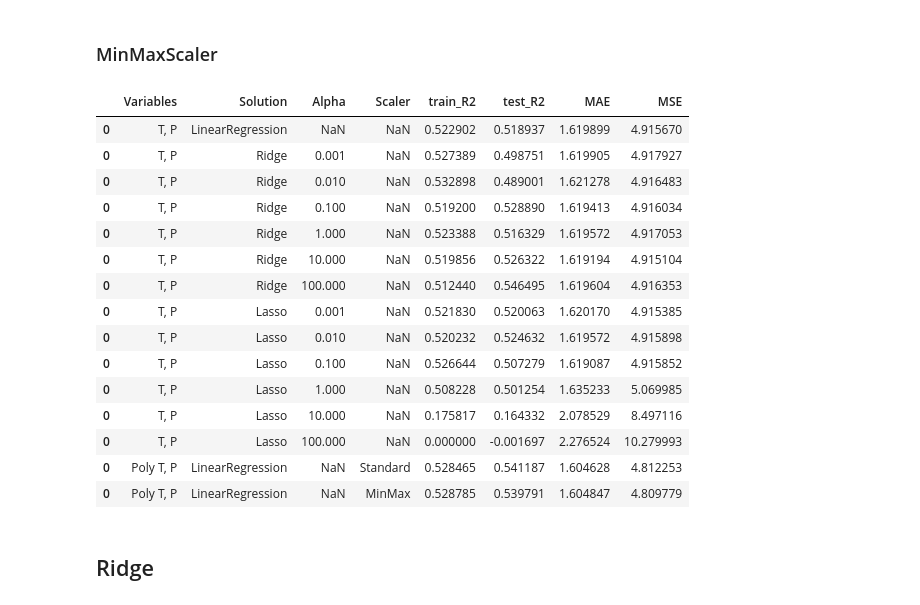
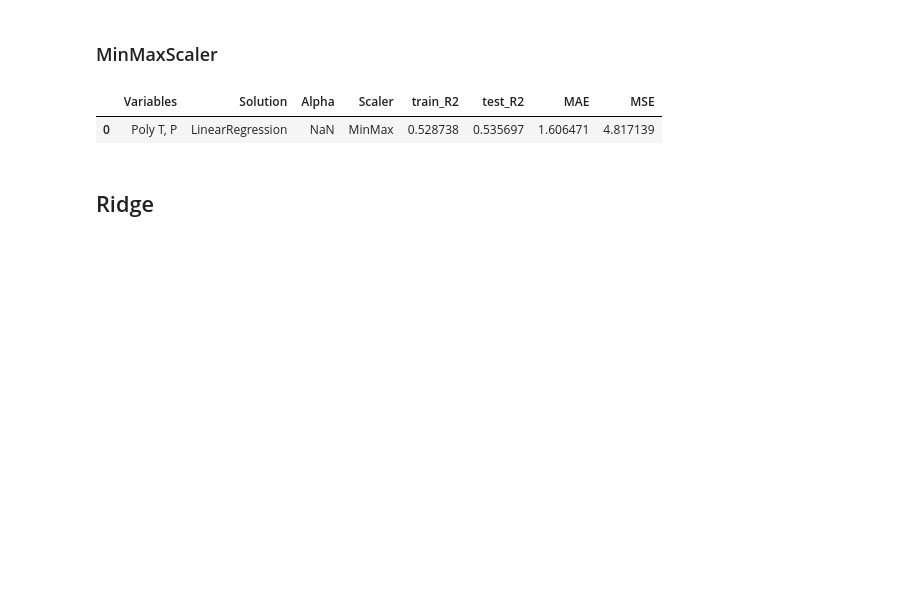
Before and after one commit to hoonzi-s/APC, a Jupyter notebook: #1 ALK _ 213BTMRVP Inferential _ Rev 2.ipynb, the cells around one changed output. Cells and saved outputs as stored; diff of their text form; code cells hidden in the pictures; blank space fills up the shorter version.

```diff
--- a/#1 ALK _ 213BTMRVP Inferential _ Rev 2.ipynb
+++ b/#1 ALK _ 213BTMRVP Inferential _ Rev 2.ipynb
@@ -801,49 +710,35 @@ scaler = 'MinMax'
 # %%
 for i in range(n):
   train_input, test_input, train_target, test_target = tts(input_poly, target, test_size = 7/27)
   sc = MinMaxScaler()
   sc.fit(train_input)
   input_poly = sc.transform(input_poly)
   train_poly = sc.transform(train_input)
   test_poly = sc.transform(test_input)
 
   model = LinearRegression()
   model.fit(train_poly, train_target)
 
   train_R2.append(model.score(train_poly, train_target))
   test_R2.append(model.score(test_poly, test_target))
   inferential = np.sum(model.coef_ * input_poly, axis = 1) + model.intercept_
   mae.append(MAE(target, inferential))
   mse.append(MSE(target, inferential))
 
 new = pd.DataFrame({'Variables': vars,
                     'Solution': soln,
                     'Alpha': alpha,
                     'Scaler': scaler,
                     'train_R2': np.mean(train_R2),
                     'test_R2': np.mean(test_R2),
                     'MAE': np.mean(mae),
                     'MSE': np.mean(mse)},
                    index = [0])
 information = pd.concat([information, new])
-information
+new
 # %% [output]
 |  | Variables | Solution | Alpha | Scaler | train_R2 | test_R2 | MAE | MSE |
-| 0 | T, P | LinearRegression | NaN | NaN | 0.522902 | 0.518937 | 1.619899 | 4.915670 |
-| 0 | T, P | Ridge | 0.001 | NaN | 0.527389 | 0.498751 | 1.619905 | 4.917927 |
-| 0 | T, P | Ridge | 0.010 | NaN | 0.532898 | 0.489001 | 1.621278 | 4.916483 |
-| 0 | T, P | Ridge | 0.100 | NaN | 0.519200 | 0.528890 | 1.619413 | 4.916034 |
-| 0 | T, P | Ridge | 1.000 | NaN | 0.523388 | 0.516329 | 1.619572 | 4.917053 |
-| 0 | T, P | Ridge | 10.000 | NaN | 0.519856 | 0.526322 | 1.619194 | 4.915104 |
-| 0 | T, P | Ridge | 100.000 | NaN | 0.512440 | 0.546495 | 1.619604 | 4.916353 |
-| 0 | T, P | Lasso | 0.001 | NaN | 0.521830 | 0.520063 | 1.620170 | 4.915385 |
-| 0 | T, P | Lasso | 0.010 | NaN | 0.520232 | 0.524632 | 1.619572 | 4.915898 |
-| 0 | T, P | Lasso | 0.100 | NaN | 0.526644 | 0.507279 | 1.619087 | 4.915852 |
-| 0 | T, P | Lasso | 1.000 | NaN | 0.508228 | 0.501254 | 1.635233 | 5.069985 |
-| 0 | T, P | Lasso | 10.000 | NaN | 0.175817 | 0.164332 | 2.078529 | 8.497116 |
-| 0 | T, P | Lasso | 100.000 | NaN | 0.000000 | -0.001697 | 2.276524 | 10.279993 |
-| 0 | Poly T, P | LinearRegression | NaN | Standard | 0.528465 | 0.541187 | 1.604628 | 4.812253 |
-| 0 | Poly T, P | LinearRegression | NaN | MinMax | 0.528785 | 0.539791 | 1.604847 | 4.809779 |
+| 0 | Poly T, P | LinearRegression | NaN | MinMax | 0.528738 | 0.535697 | 1.606471 | 4.817139 |
 # %% [markdown]
 ## Ridge
 # %% [markdown]
```
Also changed, not shown: parts of 70 cells of this notebook.
